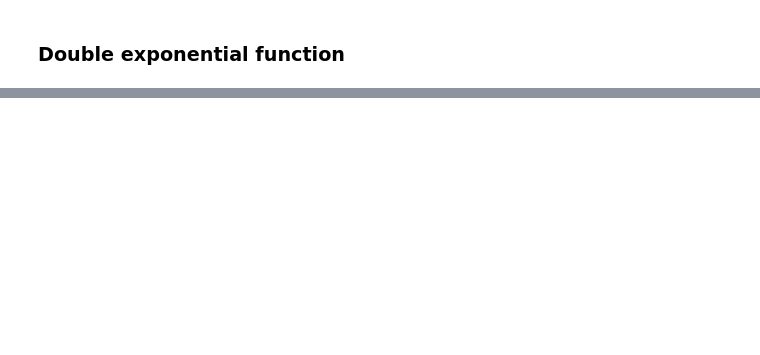
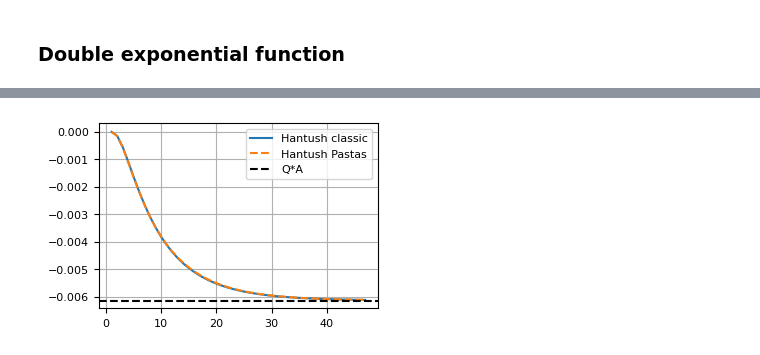
Before and after one commit to pastas/pastas, a Jupyter notebook: doc/benchmarks/check_response_functions.ipynb, the cells around one changed output, grey strips where cells are left out. Cells and saved outputs as stored; diff of their text form; code cells hidden in the pictures; blank space fills up the shorter version.

```diff
--- a/doc/benchmarks/check_response_functions.ipynb
+++ b/doc/benchmarks/check_response_functions.ipynb
@@ -258,0 +382,44 @@ _ = plt.legend()  # try to show figure in readthedocs
+# %%
+from scipy.integrate import quad
+from scipy.special import k0
+
+
+def integrand_hantush(y, r, lab):
+    return np.exp(-y - r**2 / (4 * lab**2 * y)) / y
+
+
+def hantush_classic(t=1, r=1, Q=1, T=100, S=1e-4, c=1000):
+    lab = np.sqrt(T * c)
+    u = r**2 * S / (4 * T * t)
+    F = quad(integrand_hantush, u, np.inf, args=(r, lab))[0]
+    return -Q / (4 * np.pi * T) * F
+
+
+c = 1000  # d
+S = 0.01  # -
+T = 100  # m^2/d
+r = 500  # m
+Q = 20  # m^3/d
+lab = np.sqrt(T * c)
+#
+A = k0(r / lab) / (2 * np.pi * T)
+a = c * S
+b = r**2 / (4 * T * c)
+
+#
+ht = hantush.step([A, a, b], dt=1, cutoff=0.99) * -Q  # multiply by Q
+
+# calculate classic Hantush
+t = np.arange(1, len(ht) + 1)
+h_hantush_classic = np.zeros(len(t))
+for i in range(len(t)):
+    h_hantush_classic[i] = hantush_classic(t[i], r=r, Q=Q, T=T, S=S, c=c)
+
+# plot comparison
+plt.plot(t, h_hantush_classic, label="Hantush classic")
+plt.plot(np.arange(1, len(ht) + 1), ht, "--", label="Hantush Pastas")
+plt.axhline(-Q * A, ls="dashed", c="k", label="Q*A")
+plt.grid()
+plt.legend();
+# %% [output]
+[figure, added]
```
Also changed, not shown: parts of 23 cells of this notebook, 3 other files.
